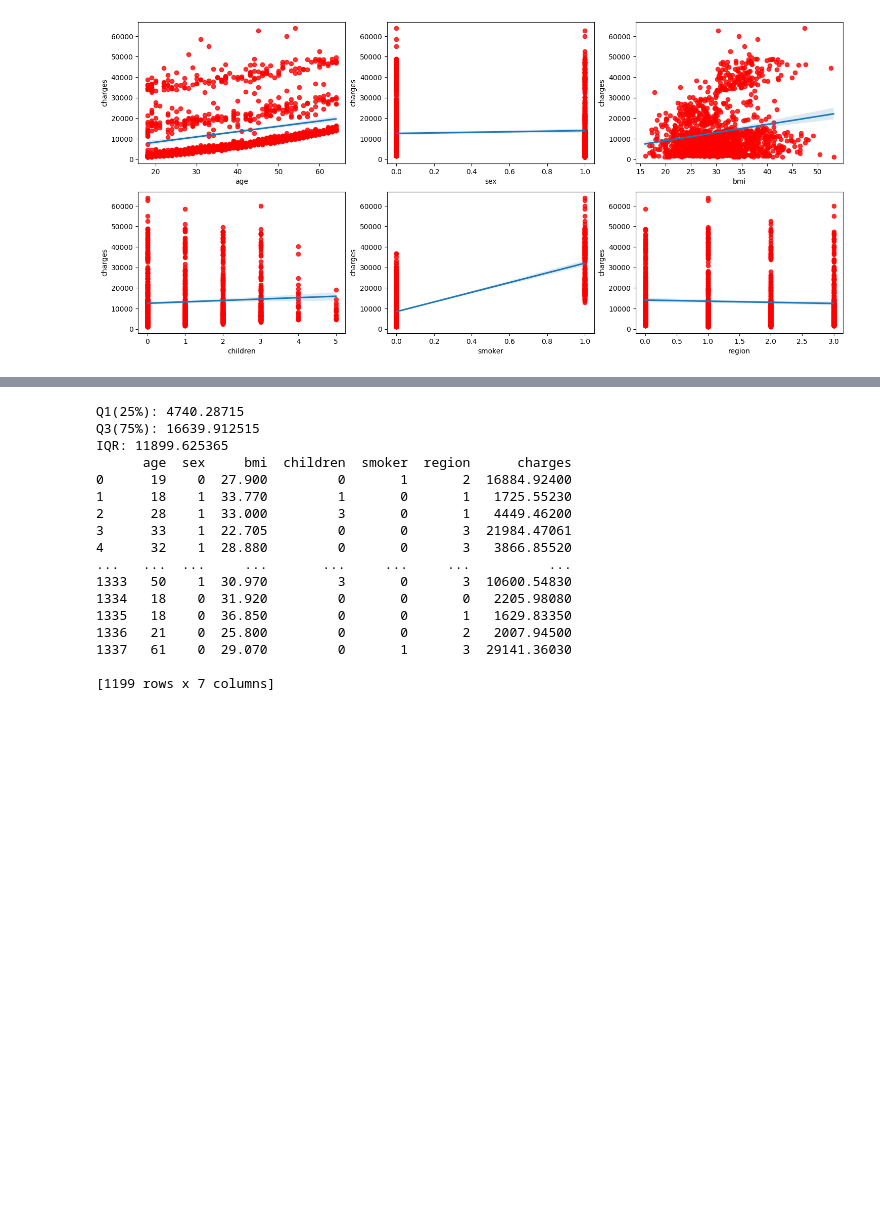
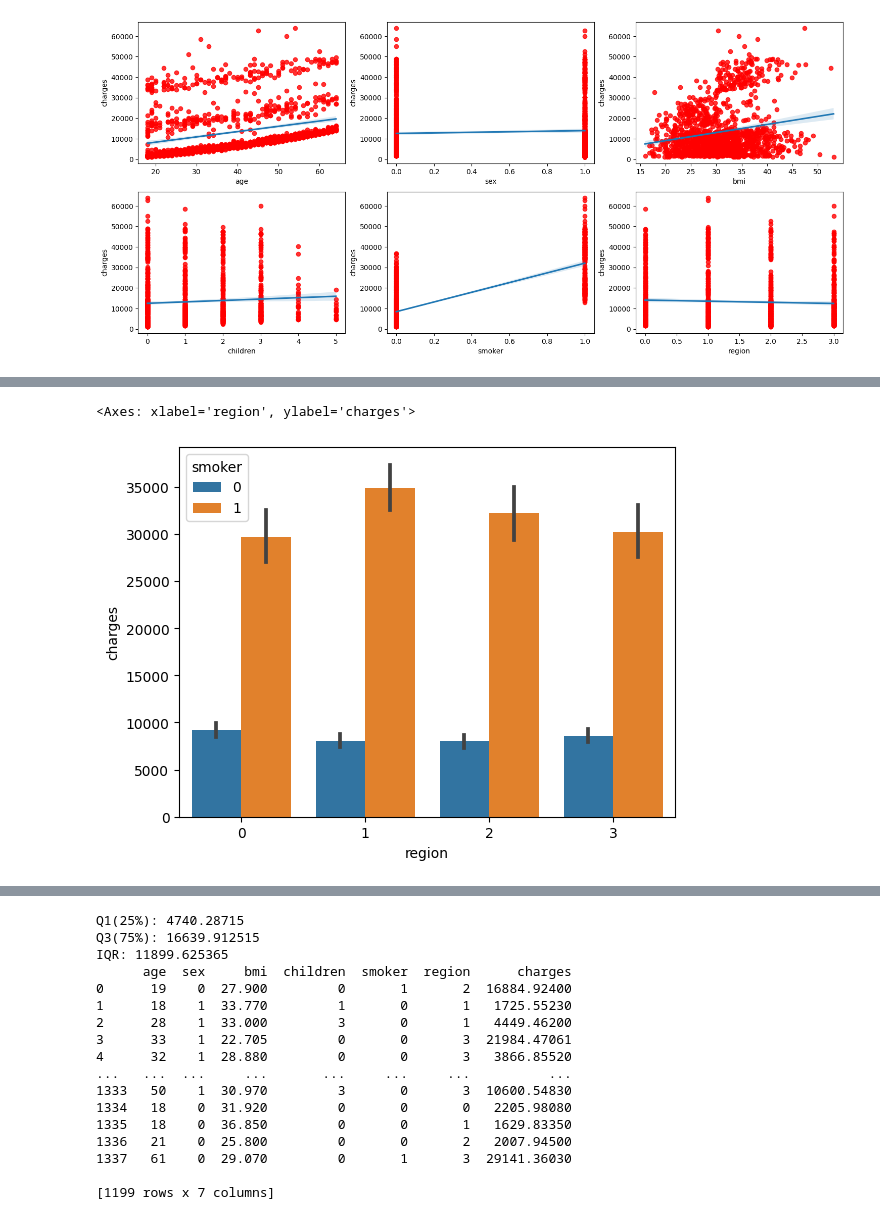
Before and after one commit to kimjeoungeun/my_study, a Jupyter notebook: insurance copy.ipynb, the cells around one changed output, grey strips where cells are left out. Saved outputs shown, nothing was run; the diff lists cells and outputs as text; code cells hidden in the pictures; blank space fills up the shorter version.

```diff
--- a/insurance copy.ipynb
+++ b/insurance copy.ipynb
@@ -228,0 +227,5 @@ sns.regplot(x='region',y='charges', data=df_in, ax=axes[1][2], scatter_kws={"fc"
+# %%
+sns.barplot(x='region', y='charges', hue='smoker', data=df_in)
+# %% [output]
+<Axes: xlabel='region', ylabel='charges'>
+[figure, added]
```
Also changed, not shown: parts of 16 cells of this notebook, 1 other file.
